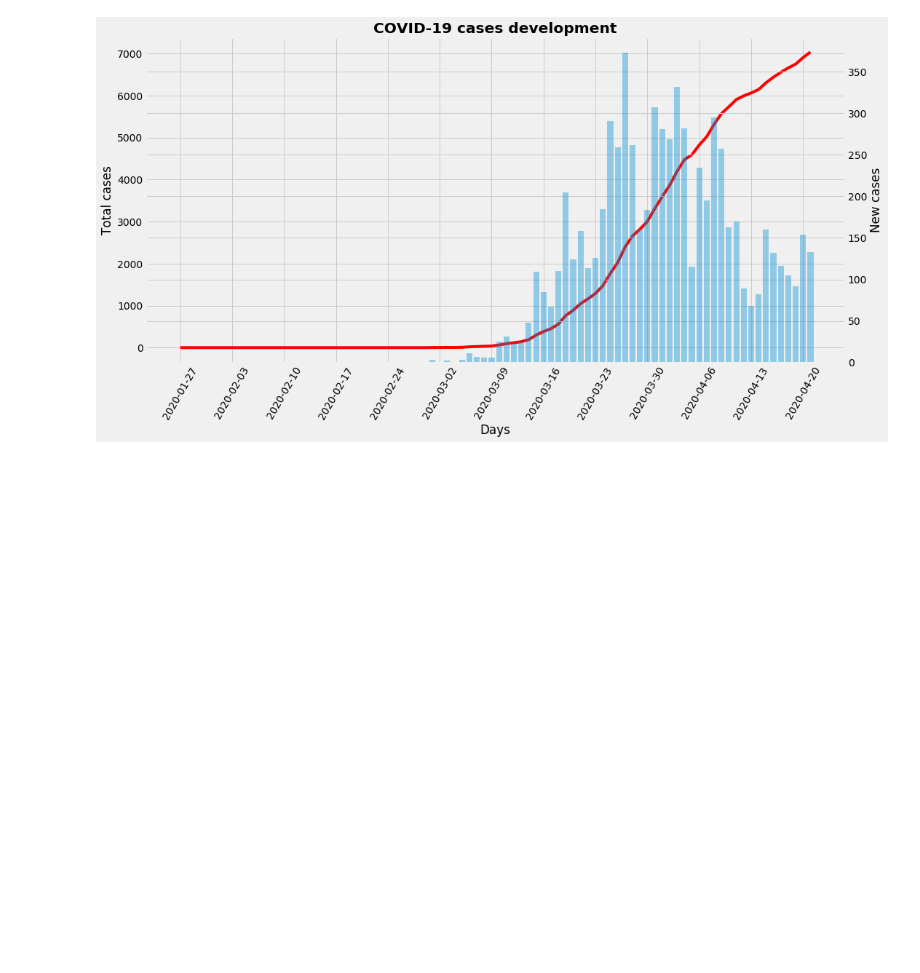
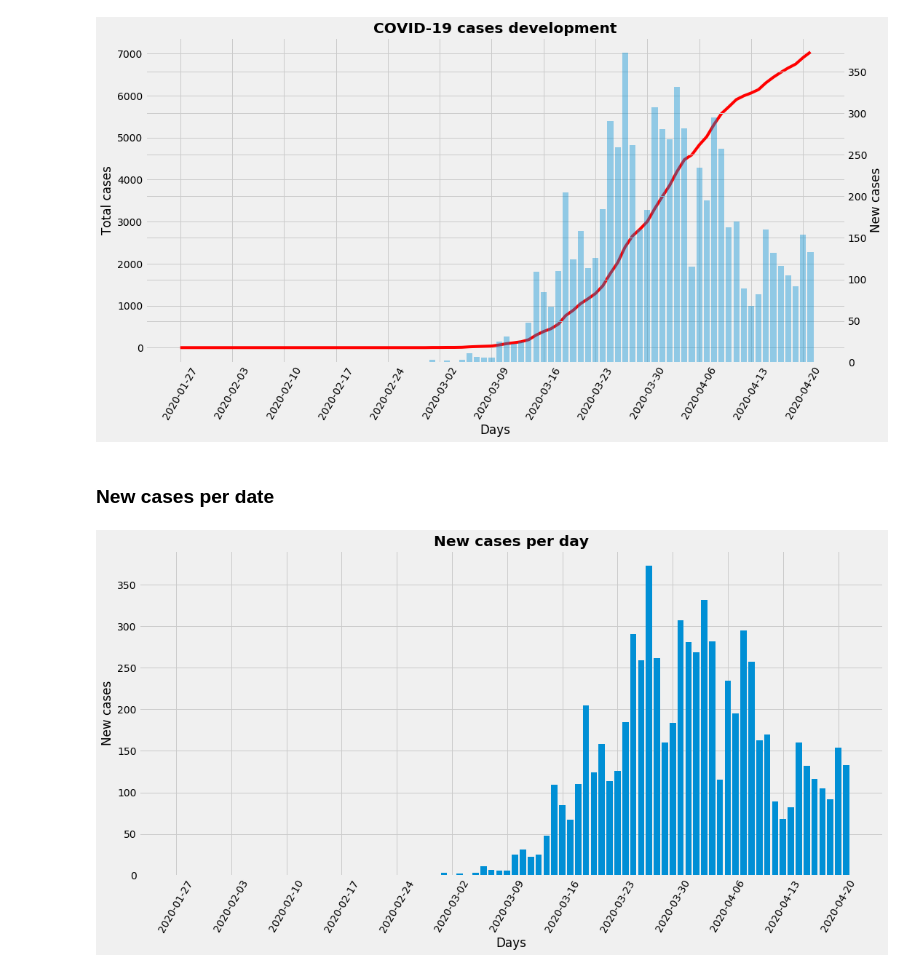
Before and after one commit to krystofh/Covid-Datascience, a Jupyter notebook: COVID_Cases_CZ.ipynb, the cells around one changed output. Saved outputs shown, nothing was run; the diff lists cells and outputs as text; code cells hidden in the pictures; blank space fills up the shorter version.

Commit message:
Added new cases per date plotting

```diff
--- a/COVID_Cases_CZ.ipynb
+++ b/COVID_Cases_CZ.ipynb
@@ -113,3 +113,18 @@ plt.savefig("plots/combined-cases-graph.png", pad_inches=0.3)
 plt.show()
 # %% [output]
 [figure]
+# %% [markdown]
+### New cases per date
+# %%
+plt.figure(figsize = (15,8), constrained_layout = True)
+plt.bar(days, cases.pocet_den, alpha=1)
+plt.xlabel("Days", fontweight='normal')
+plt.xticks(day_tick, day_tick_name, rotation = 60)
+
+plt.ylabel("New cases", fontweight='normal')
+plt.title("New cases per day", fontweight='bold')
+
+plt.savefig("plots/new-cases-graph.png", pad_inches=0.3)
+plt.show()
+# %% [output]
+[figure, added]
```
Also changed, not shown: 1 other file.
